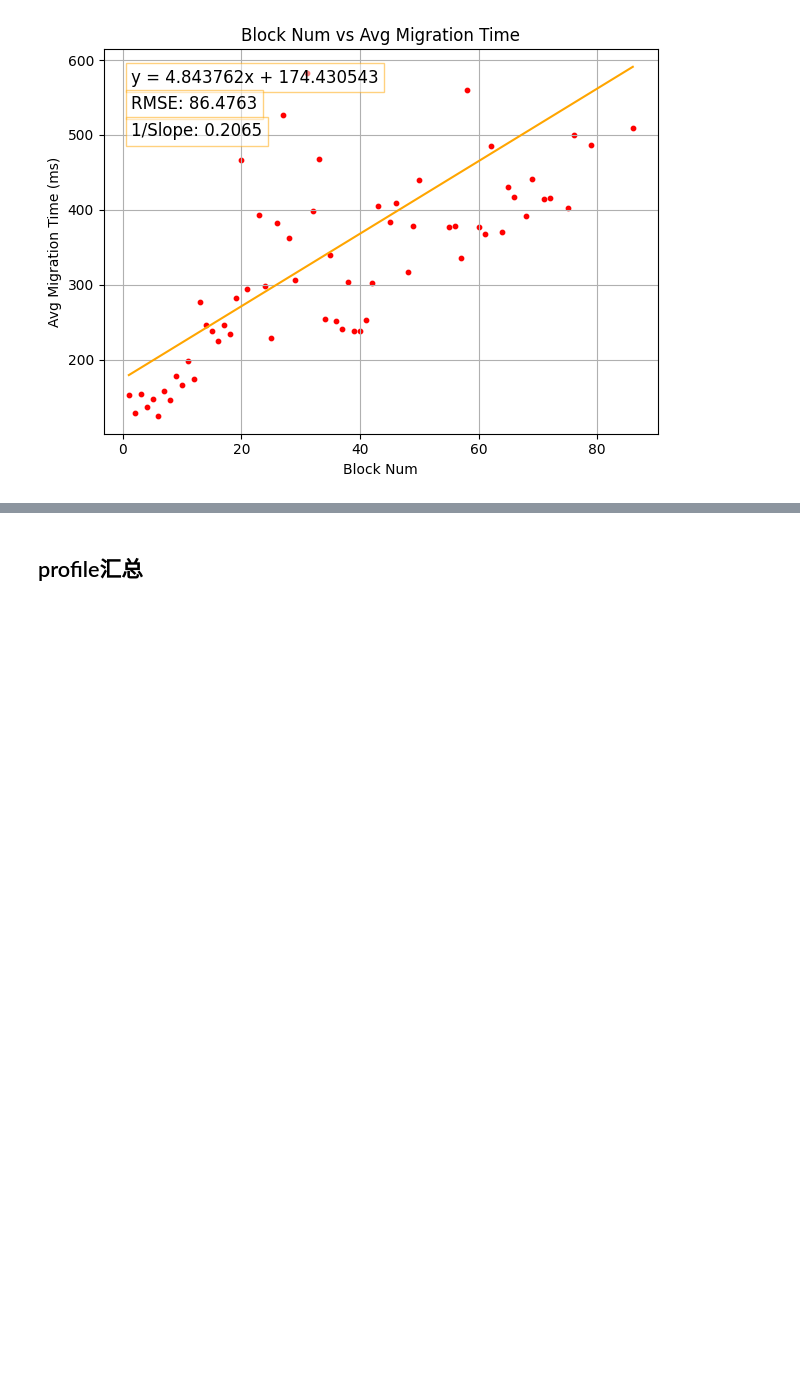
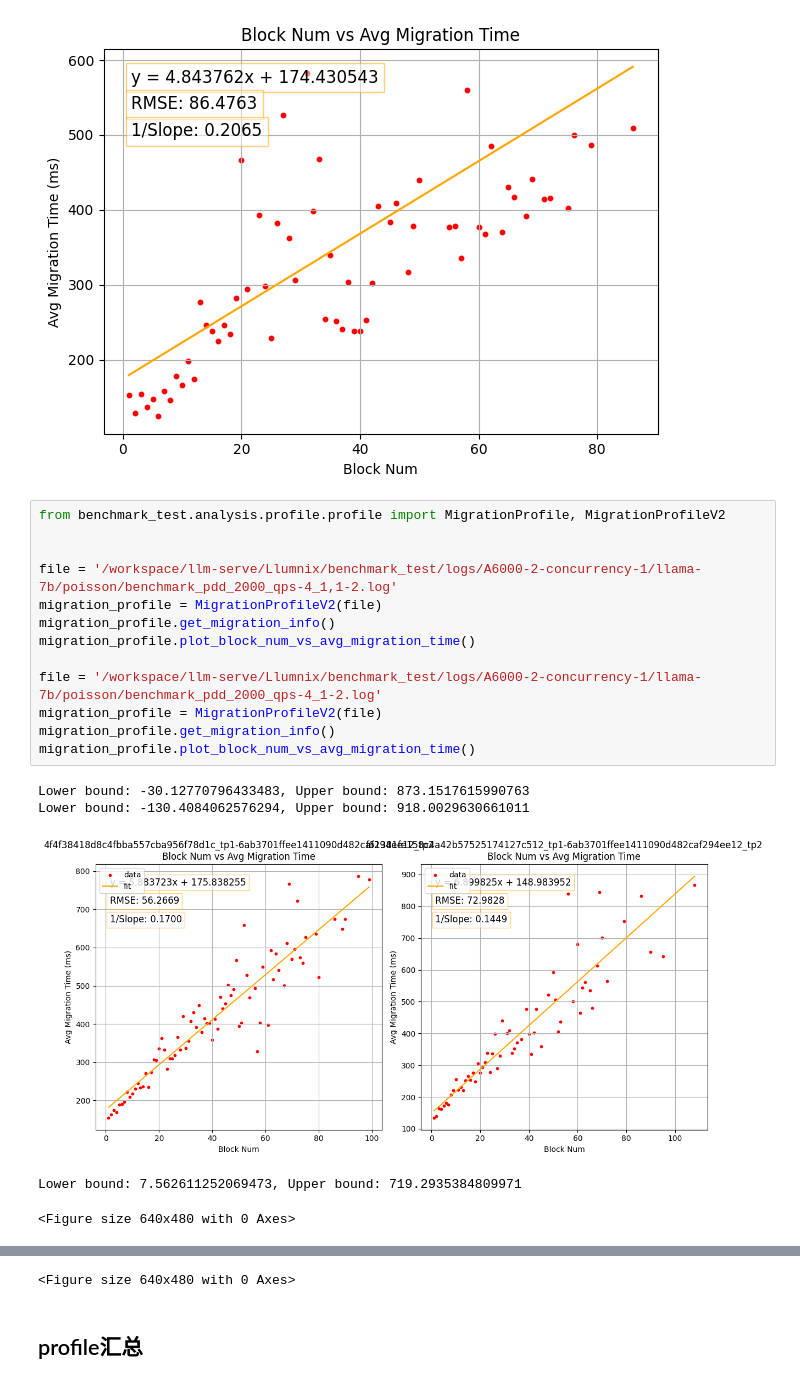
Before and after one commit to Lai-JX/Llumnix, a Jupyter notebook: benchmark_test/analysis/profile/profile.ipynb, the cells around one changed output, grey strips where cells are left out. Cells and saved outputs as stored; diff of their text form; blank space fills up the shorter version.

```diff
--- a/benchmark_test/analysis/profile/profile.ipynb
+++ b/benchmark_test/analysis/profile/profile.ipynb
@@ -418,3 +419,22 @@ migration_profile.plot_block_num_vs_avg_migration_time()
 {1: 152.66572104560004, 2: 128.8257211232357, 3: 154.35213286702225, 4: 136.39457632855672, 5: 147.86488734758817, 6: 124.2846662347967, 7: 157.7072956345298, 8: 145.48925695748164, 9: 178.23272281222 ...
 Lower bound: -26.304803058212855, Upper bound: 679.9267302541172
 [figure]
+# %%
+from benchmark_test.analysis.profile.profile import MigrationProfile, MigrationProfileV2
+
+
+file = '/workspace/llm-serve/Llumnix/benchmark_test/logs/A6000-2-concurrency-1/llama-7b/poisson/benchmark_pdd_2000_qps-4_1,1-2.log'
+migration_profile = MigrationProfileV2(file)
+migration_profile.get_migration_info()
+migration_profile.plot_block_num_vs_avg_migration_time()
+
+file = '/workspace/llm-serve/Llumnix/benchmark_test/logs/A6000-2-concurrency-1/llama-7b/poisson/benchmark_pdd_2000_qps-4_1-2.log'
+migration_profile = MigrationProfileV2(file)
+migration_profile.get_migration_info()
+migration_profile.plot_block_num_vs_avg_migration_time()
+# %% [output]
+Lower bound: -30.12770796433483, Upper bound: 873.1517615990763
+Lower bound: -130.4084062576294, Upper bound: 918.0029630661011
+[figure, added]
+Lower bound: 7.562611252069473, Upper bound: 719.2935384809971
+<Figure size 640x480 with 0 Axes>
@@ -421,3 +442,4 @@ Lower bound: -26.304803058212855, Upper bound: 679.9267302541172
+<Figure size 640x480 with 0 Axes>
 # %% [markdown]
 ## profile汇总
 # %%
```
Also changed, not shown: parts of 2 cells of this notebook, 12 other files.
